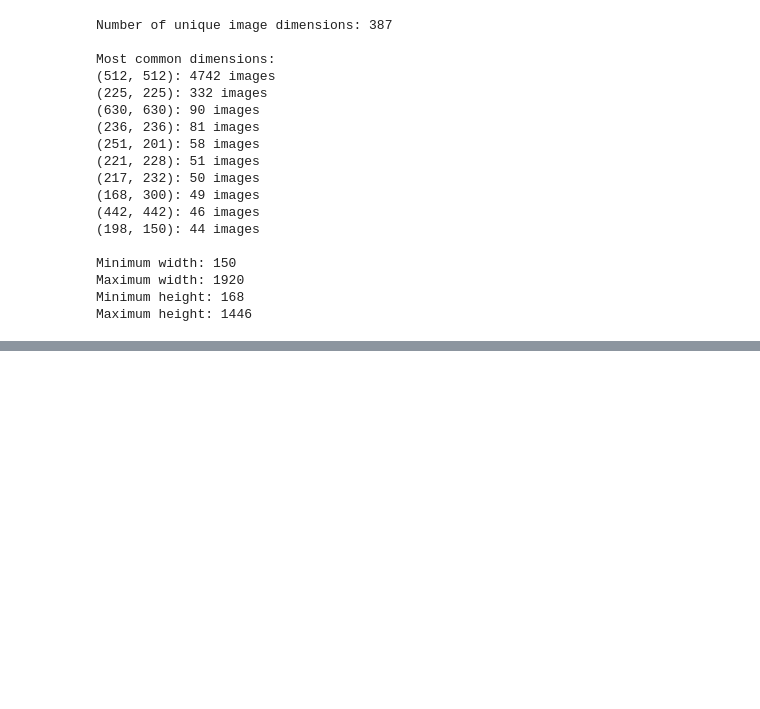
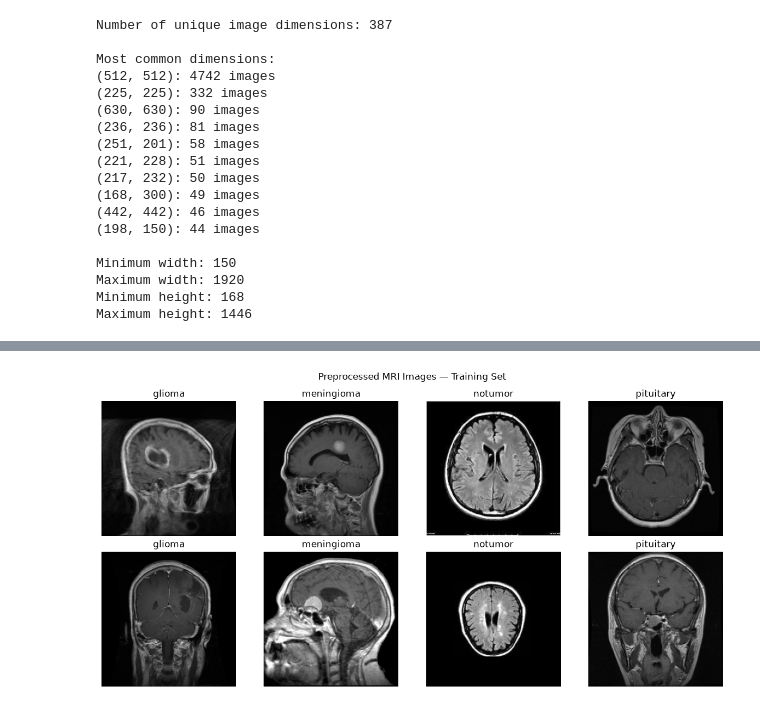
Before and after one commit to yakhlafhoussam/BrainScan, a Jupyter notebook: notebooks/01_data_preprocessing.ipynb, the cells around one changed output, grey strips where cells are left out. Cells and saved outputs as stored; diff of their text form; code cells hidden in the pictures; blank space fills up the shorter version.

```diff
--- a/notebooks/01_data_preprocessing.ipynb
+++ b/notebooks/01_data_preprocessing.ipynb
@@ -241,0 +512,12 @@ Maximum height: 1446
+# %%
+
+label_encoder = LabelEncoder()
+y_encoded = label_encoder.fit_transform(y)
+
+print("Class mapping:")
+
+for index, class_name in enumerate(label_encoder.classes_):
+    print(f"{class_name} -> {index}")
+
+print("\nEncoded labels shape:", y_encoded.shape)
+print("Unique encoded labels:", np.unique(y_encoded))
@@ -241,0 +594,14 @@ Maximum height: 1446
+# %%
+
+X_train = X_train.astype(np.float64) / 255.0
+X_val = X_val.astype(np.float64) / 255.0
+X_test = X_test.astype(np.float64) / 255.0
+
+print("Training dtype:", X_train.dtype)
+print("Training range:", X_train.min(), "to", X_train.max())
+
+print("Validation dtype:", X_val.dtype)
+print("Validation range:", X_val.min(), "to", X_val.max())
+
+print("Testing dtype:", X_test.dtype)
+print("Testing range:", X_test.min(), "to", X_test.max())
@@ -241,0 +621,18 @@ Maximum height: 1446
+# %%
+fig, axes = plt.subplots(2, 4, figsize=(12, 6))
+
+for class_index, class_name in enumerate(label_encoder.classes_):
+    indices = np.flatnonzero(y_train == class_index)
+
+    selected_indices = indices[:2]
+
+    for row, sample_index in enumerate(selected_indices):
+        axes[row, class_index].imshow(X_train[sample_index])
+        axes[row, class_index].set_title(class_name)
+        axes[row, class_index].axis("off")
+
+plt.suptitle("Preprocessed MRI Images — Training Set")
+plt.tight_layout()
+plt.show()
+# %% [output]
+[figure, added]
```
Also changed, not shown: parts of 30 cells of this notebook, 2 other files.
